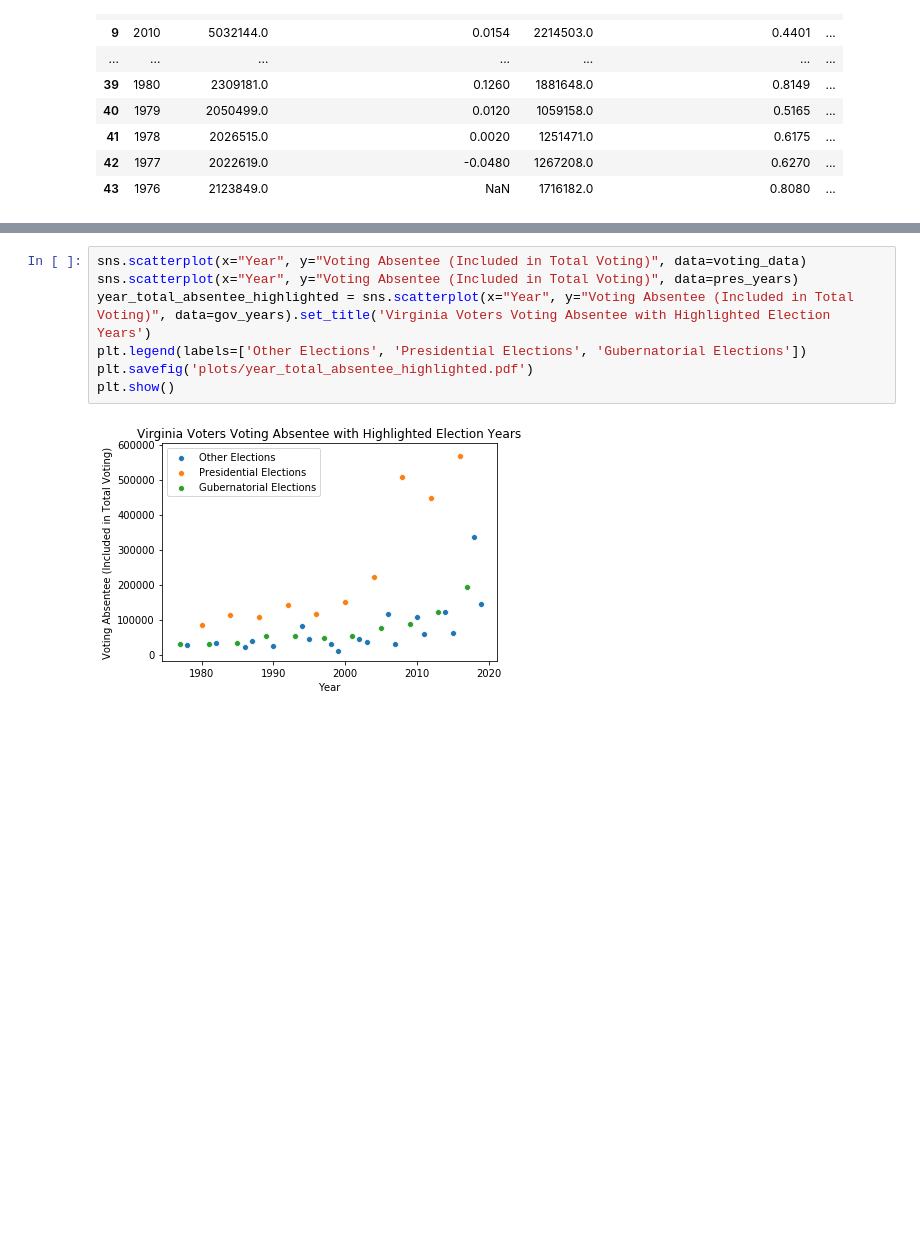
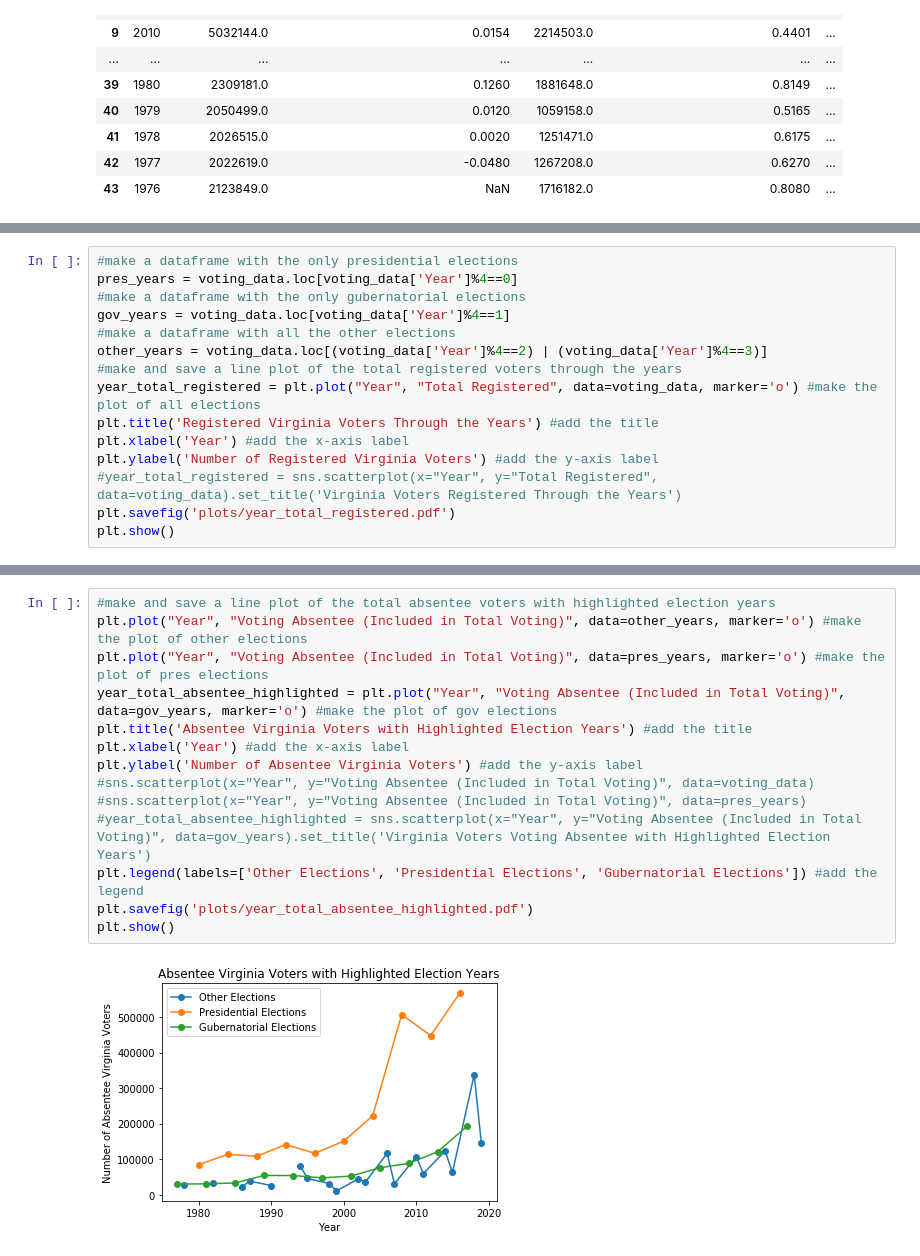
Before and after one commit to hannahfrederickcpsc/CS-5010-PROJECT-PYTHON, a Jupyter notebook: data_graphing.ipynb, the cells around one changed output, grey strips where cells are left out. Drawn from its saved outputs; the diff is of its cells as text; blank space fills up the shorter version.

Commit message:
edited data_graphing with more plots and comments

```diff
--- a/data_graphing.ipynb
+++ b/data_graphing.ipynb
@@ -34,0 +58,15 @@ plt.show()
+# %%
+#make a dataframe with the only presidential elections
+pres_years = voting_data.loc[voting_data['Year']%4==0]
+#make a dataframe with the only gubernatorial elections
+gov_years = voting_data.loc[voting_data['Year']%4==1]
+#make a dataframe with all the other elections
+other_years = voting_data.loc[(voting_data['Year']%4==2) | (voting_data['Year']%4==3)]
+#make and save a line plot of the total registered voters through the years
+year_total_registered = plt.plot("Year", "Total Registered", data=voting_data, marker='o') #make the plot of all elections
+plt.title('Registered Virginia Voters Through the Years') #add the title
+plt.xlabel('Year') #add the x-axis label
+plt.ylabel('Number of Registered Virginia Voters') #add the y-axis label
+#year_total_registered = sns.scatterplot(x="Year", y="Total Registered", data=voting_data).set_title('Virginia Voters Registered Through the Years')
+plt.savefig('plots/year_total_registered.pdf')
+plt.show()
@@ -65,9 +129,16 @@ plt.show()
 # %%
-sns.scatterplot(x="Year", y="Voting Absentee (Included in Total Voting)", data=voting_data)
-sns.scatterplot(x="Year", y="Voting Absentee (Included in Total Voting)", data=pres_years)
-year_total_absentee_highlighted = sns.scatterplot(x="Year", y="Voting Absentee (Included in Total Voting)", data=gov_years).set_title('Virginia Voters Voting Absentee with Highlighted Election Years')
-plt.legend(labels=['Other Elections', 'Presidential Elections', 'Gubernatorial Elections'])
+#make and save a line plot of the total absentee voters with highlighted election years
+plt.plot("Year", "Voting Absentee (Included in Total Voting)", data=other_years, marker='o') #make the plot of other elections
+plt.plot("Year", "Voting Absentee (Included in Total Voting)", data=pres_years, marker='o') #make the plot of pres elections
+year_total_absentee_highlighted = plt.plot("Year", "Voting Absentee (Included in Total Voting)", data=gov_years, marker='o') #make the plot of gov elections
+plt.title('Absentee Virginia Voters with Highlighted Election Years') #add the title
+plt.xlabel('Year') #add the x-axis label
+plt.ylabel('Number of Absentee Virginia Voters') #add the y-axis label
+#sns.scatterplot(x="Year", y="Voting Absentee (Included in Total Voting)", data=voting_data)
+#sns.scatterplot(x="Year", y="Voting Absentee (Included in Total Voting)", data=pres_years)
+#year_total_absentee_highlighted = sns.scatterplot(x="Year", y="Voting Absentee (Included in Total Voting)", data=gov_years).set_title('Virginia Voters Voting Absentee with Highlighted Election Years')
+plt.legend(labels=['Other Elections', 'Presidential Elections', 'Gubernatorial Elections']) #add the legend
 plt.savefig('plots/year_total_absentee_highlighted.pdf')
 plt.show()
 # %% [output]
-[figure, old version]
+[figure, new version]
```
Also changed, not shown: parts of 23 cells of this notebook, 13 other files.
